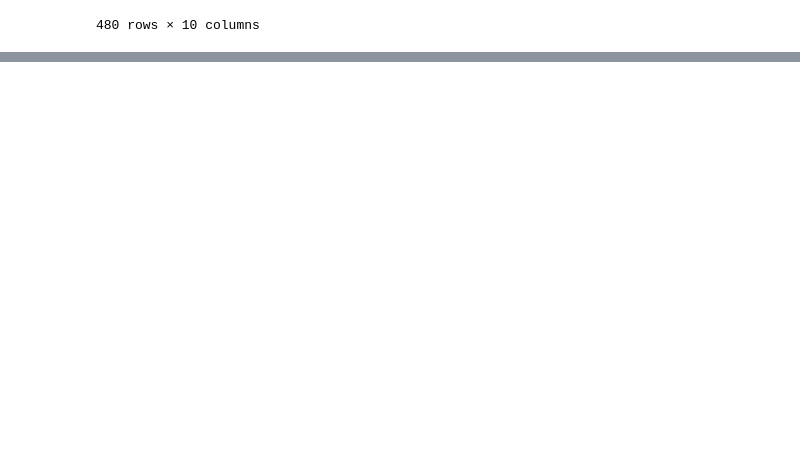
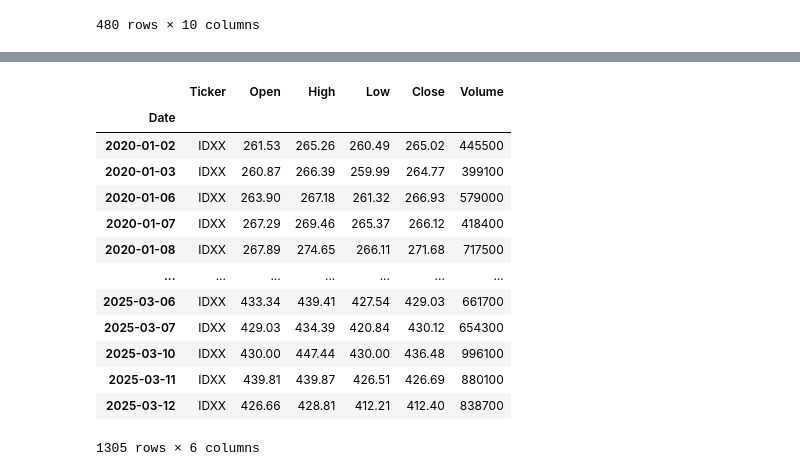
Before and after one commit to CKAbundant/sentiment, a Jupyter notebook: poc.ipynb, the cells around one changed output, grey strips where cells are left out. Drawn from its saved outputs; the diff is of its cells as text; code cells hidden in the pictures; blank space fills up the shorter version.

```diff
--- a/poc.ipynb
+++ b/poc.ipynb
@@ -796,0 +473,18 @@ d e
+# %%
+b = pd.read_parquet("./data/stock/20250313/IDXX.parquet")
+b
+# %% [output]
+|  | Ticker | Open | High | Low | Close | Volume |
+| Date |  |  |  |  |  |  |
+| 2020-01-02 | IDXX | 261.53 | 265.26 | 260.49 | 265.02 | 445500 |
+| 2020-01-03 | IDXX | 260.87 | 266.39 | 259.99 | 264.77 | 399100 |
+| 2020-01-06 | IDXX | 263.90 | 267.18 | 261.32 | 266.93 | 579000 |
+| 2020-01-07 | IDXX | 267.29 | 269.46 | 265.37 | 266.12 | 418400 |
+| 2020-01-08 | IDXX | 267.89 | 274.65 | 266.11 | 271.68 | 717500 |
+| ... | ... | ... | ... | ... | ... | ... |
+| 2025-03-06 | IDXX | 433.34 | 439.41 | 427.54 | 429.03 | 661700 |
+| 2025-03-07 | IDXX | 429.03 | 434.39 | 420.84 | 430.12 | 654300 |
+| 2025-03-10 | IDXX | 430.00 | 447.44 | 430.00 | 436.48 | 996100 |
+| 2025-03-11 | IDXX | 439.81 | 439.87 | 426.51 | 426.69 | 880100 |
+| 2025-03-12 | IDXX | 426.66 | 428.81 | 412.21 | 412.40 | 838700 |
+1305 rows × 6 columns
```
Also changed, not shown: parts of 48 cells of this notebook, 5 other files.
